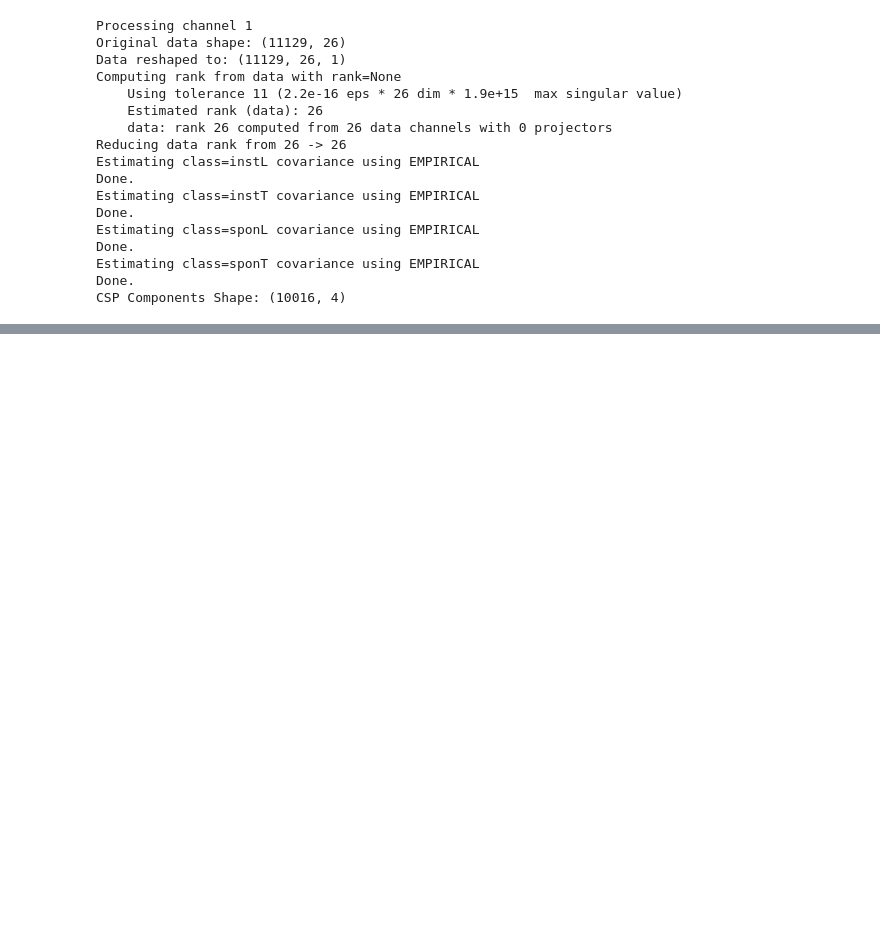
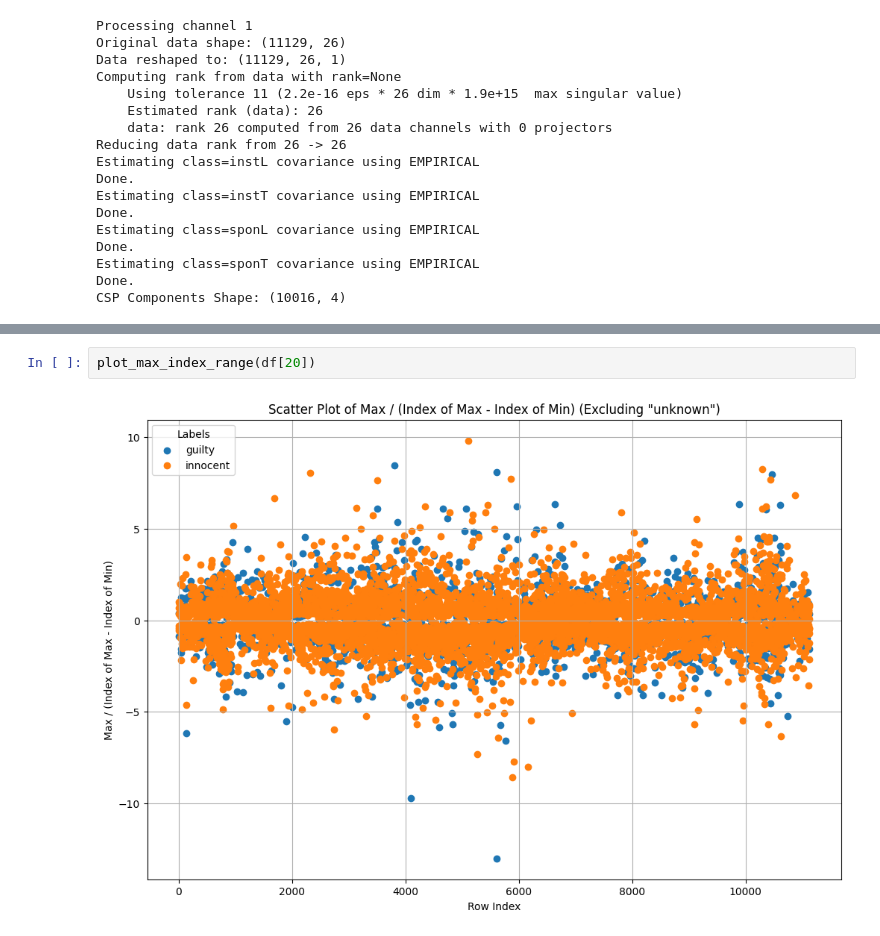
Before and after one commit to eldhosejoseph/thesis, a Jupyter notebook: BCI.ipynb, the cells around one changed output, grey strips where cells are left out. Cells and saved outputs as stored; diff of their text form; blank space fills up the shorter version.

```diff
--- a/BCI.ipynb
+++ b/BCI.ipynb
@@ -1223,0 +1820,4 @@ CSP Components Shape: (10016, 4)
+# %%
+plot_max_index_range(df[20])
+# %% [output]
+[figure, added]
```
Also changed, not shown: parts of 19 cells of this notebook.
